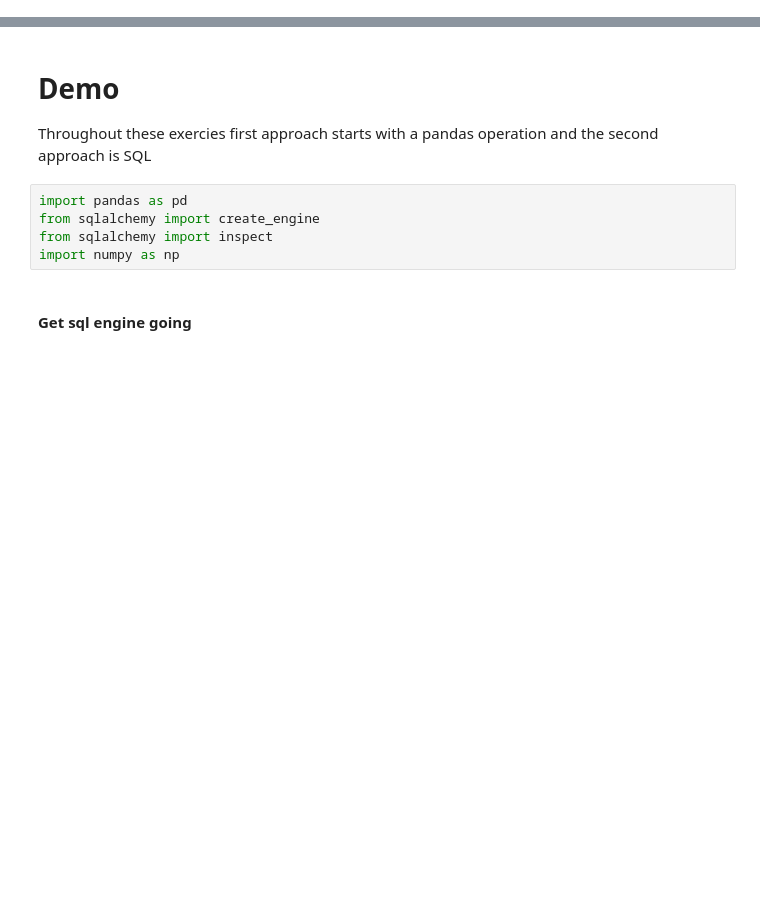
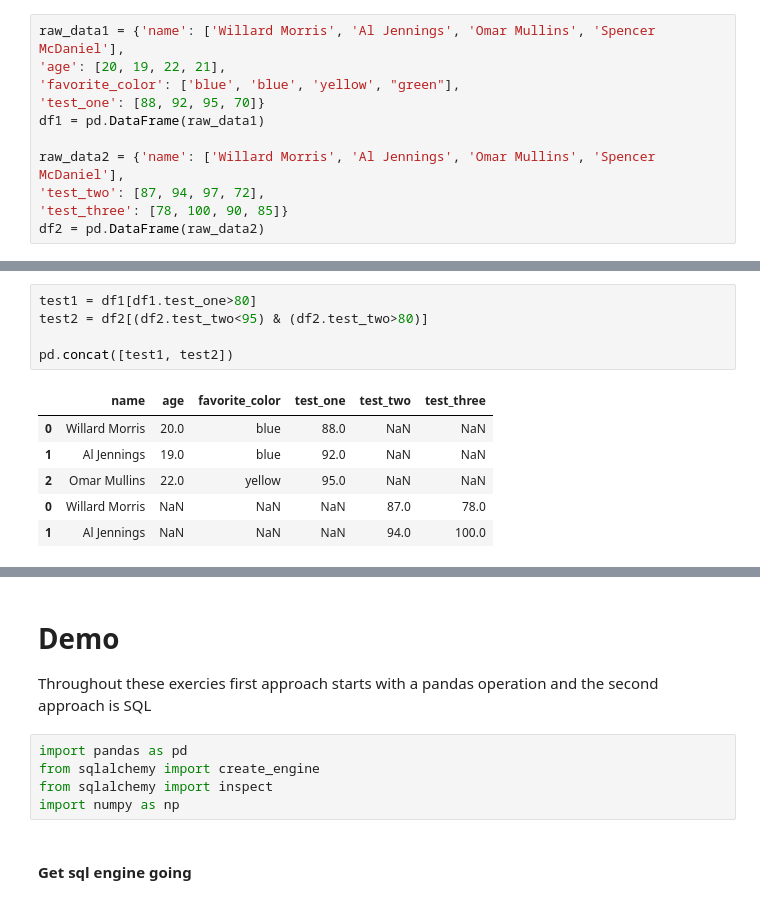
Before and after one commit to goodwin-matt/data_science_toolkit, a Jupyter notebook: DataScienceCode/General_DS/Data_manipulation_example_problems.ipynb, the cells around one changed output, grey strips where cells are left out. Saved outputs shown, nothing was run; the diff lists cells and outputs as text; blank space fills up the shorter version.

```diff
--- a/DataScienceCode/General_DS/Data_manipulation_example_problems.ipynb
+++ b/DataScienceCode/General_DS/Data_manipulation_example_problems.ipynb
@@ -0,0 +3,11 @@
+# %%
+raw_data1 = {'name': ['Willard Morris', 'Al Jennings', 'Omar Mullins', 'Spencer McDaniel'],
+'age': [20, 19, 22, 21],
+'favorite_color': ['blue', 'blue', 'yellow', "green"],
+'test_one': [88, 92, 95, 70]}
+df1 = pd.DataFrame(raw_data1)
+
+raw_data2 = {'name': ['Willard Morris', 'Al Jennings', 'Omar Mullins', 'Spencer McDaniel'],
+'test_two': [87, 94, 97, 72],
+'test_three': [78, 100, 90, 85]}
+df2 = pd.DataFrame(raw_data2)
@@ -0,0 +42,12 @@
+# %%
+test1 = df1[df1.test_one>80]
+test2 = df2[(df2.test_two<95) & (df2.test_two>80)]
+
+pd.concat([test1, test2])
+# %% [output]
+|  | name | age | favorite_color | test_one | test_two | test_three |
+| 0 | Willard Morris | 20.0 | blue | 88.0 | NaN | NaN |
+| 1 | Al Jennings | 19.0 | blue | 92.0 | NaN | NaN |
+| 2 | Omar Mullins | 22.0 | yellow | 95.0 | NaN | NaN |
+| 0 | Willard Morris | NaN | NaN | NaN | 87.0 | 78.0 |
+| 1 | Al Jennings | NaN | NaN | NaN | 94.0 | 100.0 |
```
Also changed, not shown: parts of 61 cells of this notebook, 15 other files.
